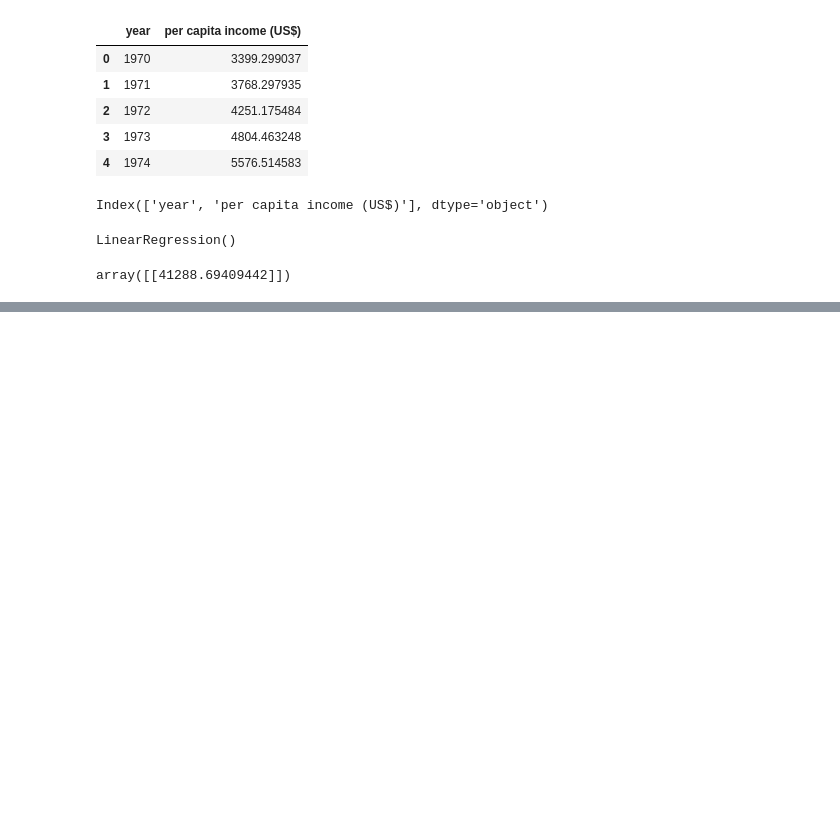
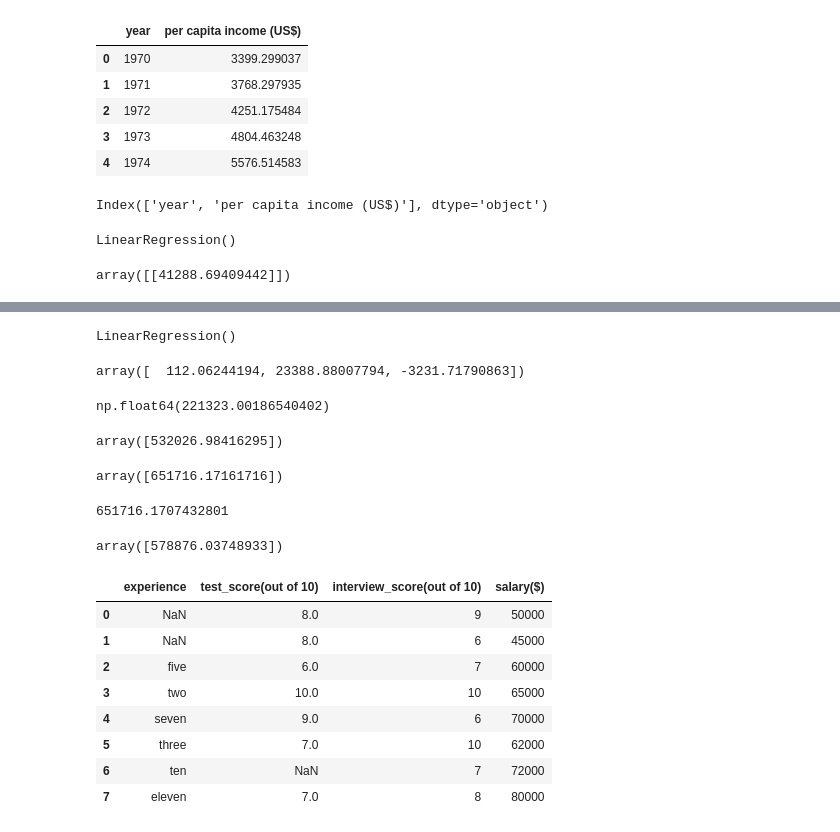
Before and after one commit to bhatthardik4/ml-playground, a Jupyter notebook: notebooks/linear.ipynb, the cells around one changed output, grey strips where cells are left out. Saved outputs shown, nothing was run; the diff lists cells and outputs as text; code cells hidden in the pictures; blank space fills up the shorter version.

Commit message:
Linear Reg single and multivariate

```diff
--- a/notebooks/linear.ipynb
+++ b/notebooks/linear.ipynb
@@ -95,0 +123,42 @@ array([[41288.69409442]])
+# %%
+reg = linear_model.LinearRegression()
+reg.fit(df[['area','bedrooms','age']], df.price)
+# %% [output]
+LinearRegression()
+# %%
+reg.coef_
+# %% [output]
+array([  112.06244194, 23388.88007794, -3231.71790863])
+# %%
+reg.intercept_
+# %% [output]
+np.float64(221323.00186540402)
+# %%
+reg.predict([[3300,3,40]])
+# %% [output]
+array([532026.98416295])
+# %%
+reg.predict([[4000,2,20]])
+# %% [output]
+array([651716.17161716])
+# %%
+112.06244194*4000 + 23388.88007794*2 + -3231.71790863*20 + 221323.001
+# %% [output]
+651716.1707432801
+# %%
+reg.predict([[2500,4,5]])
+# %% [output]
+array([578876.03748933])
+# %%
+d = pd.read_csv("/Users/bhattbruh/Desktop/ml-playground/data/hiring.csv")
+d
+# %% [output]
+|  | experience | test_score(out of 10) | interview_score(out of 10) | salary($) |
+| 0 | NaN | 8.0 | 9 | 50000 |
+| 1 | NaN | 8.0 | 6 | 45000 |
+| 2 | five | 6.0 | 7 | 60000 |
+| 3 | two | 10.0 | 10 | 65000 |
+| 4 | seven | 9.0 | 6 | 70000 |
+| 5 | three | 7.0 | 10 | 62000 |
+| 6 | ten | NaN | 7 | 72000 |
+| 7 | eleven | 7.0 | 8 | 80000 |
```
Also changed, not shown: parts of 12 cells of this notebook, 3 other files.
